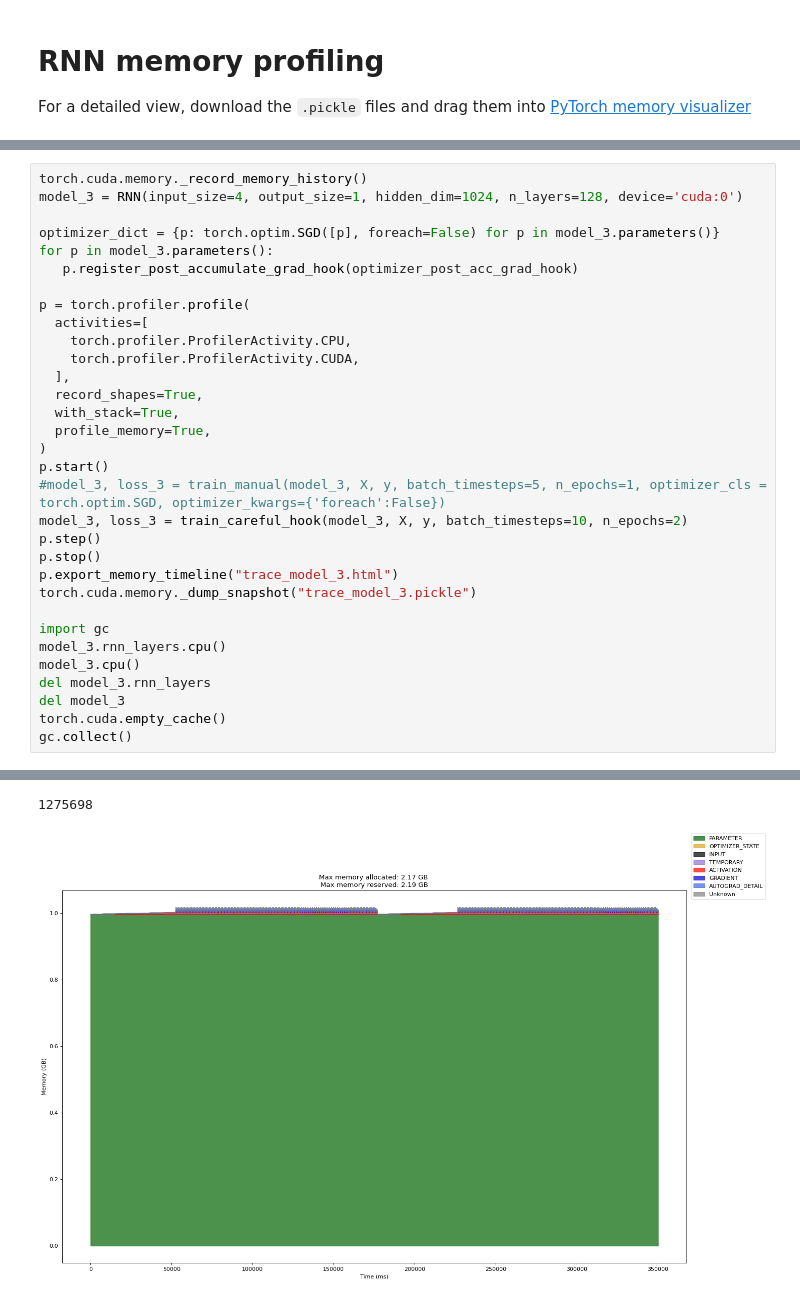
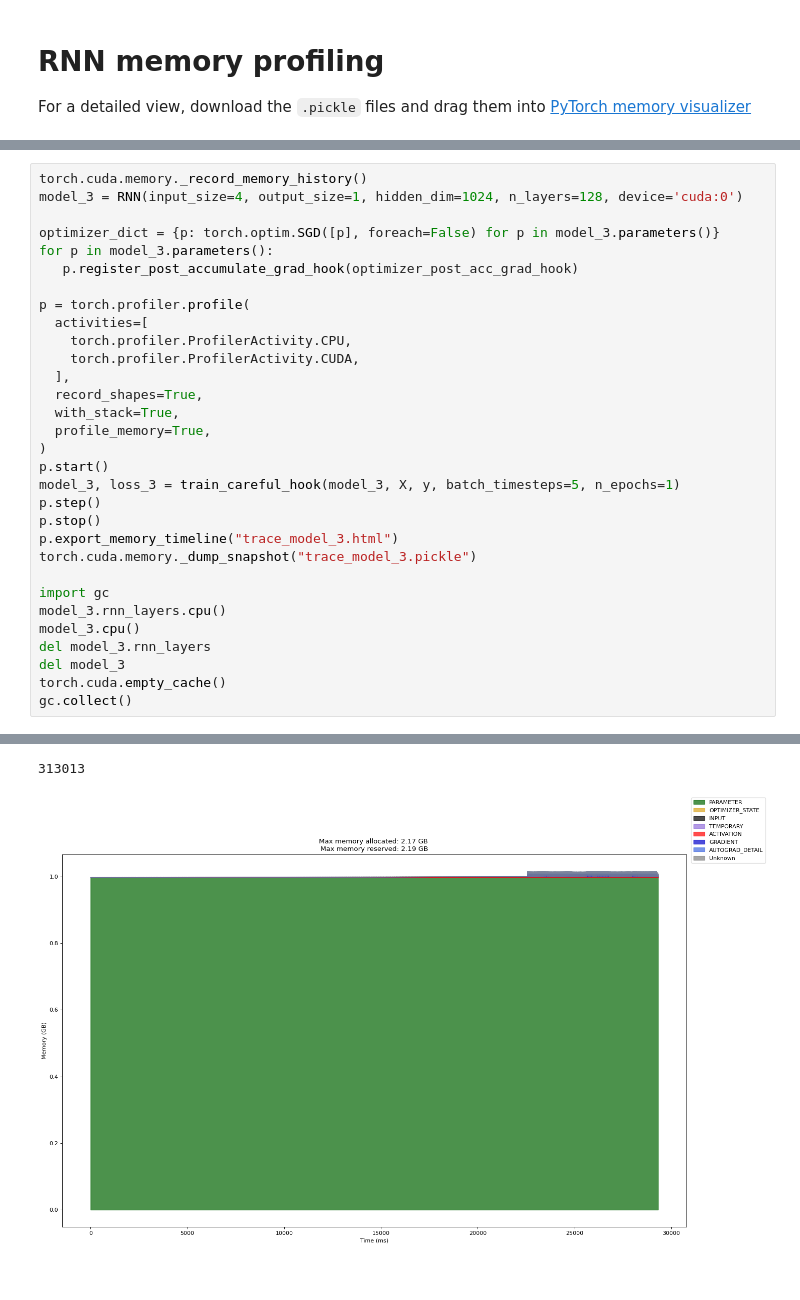
Before and after one commit to MikkelGodsk/Masters-thesis, a Jupyter notebook: notebooks/RNN+BPTT+MEBP_test_SGD.ipynb, the cells around one changed output, grey strips where cells are left out. Saved outputs shown, nothing was run; the diff lists cells and outputs as text.

```diff
--- a/notebooks/RNN+BPTT+MEBP_test_SGD.ipynb
+++ b/notebooks/RNN+BPTT+MEBP_test_SGD.ipynb
@@ -341,8 +341,7 @@ p = torch.profiler.profile(
   profile_memory=True,
 )
 p.start()
-#model_3, loss_3 = train_manual(model_3, X, y, batch_timesteps=5, n_epochs=1, optimizer_cls = torch.optim.SGD, optimizer_kwargs={'foreach':False})
-model_3, loss_3 = train_careful_hook(model_3, X, y, batch_timesteps=10, n_epochs=2)
+model_3, loss_3 = train_careful_hook(model_3, X, y, batch_timesteps=5, n_epochs=1)
 p.step()
 p.stop()
 p.export_memory_timeline("trace_model_3.html")
@@ -362,2 +361,2 @@ STAGE:2024-06-08 19:20:59 28760:28760 ActivityProfilerController.cpp:324] Comple
-1275698
+313013
-[figure, old version]
+[figure, new version]
```
Also changed, not shown: parts of 3 cells of this notebook, 4 other files.
